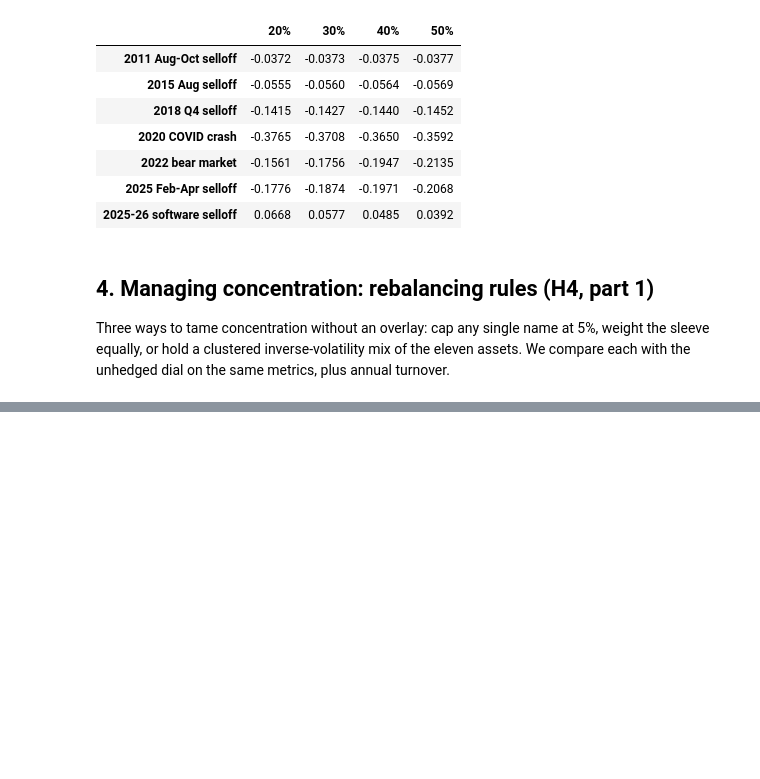
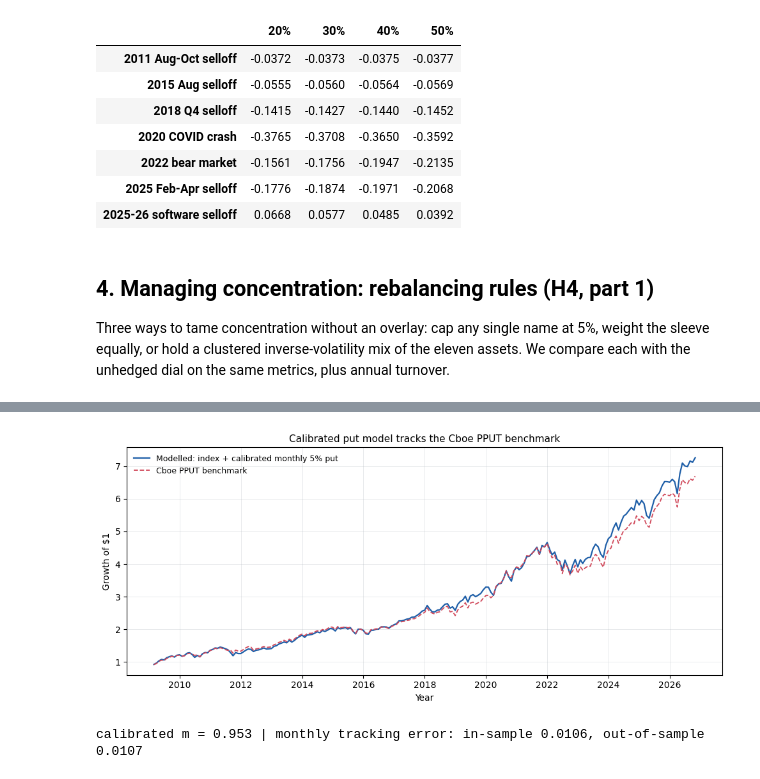
Before and after one commit to KavinDhanasekaran7/AI-Concentration-Hedging, a Jupyter notebook: notebooks/ai_concentration_tail_hedging.ipynb, the cells around one changed output, grey strips where cells are left out. Drawn from its saved outputs; the diff is of its cells as text; code cells hidden in the pictures; blank space fills up the shorter version.

```diff
--- a/notebooks/ai_concentration_tail_hedging.ipynb
+++ b/notebooks/ai_concentration_tail_hedging.ipynb
@@ -262,0 +269,19 @@ rebalancing_table
+# %%
+from src import options as opt
+
+calibration = opt.calibrate_put_multiplier(index_prices["SPY"], vix["^VIX"], rf_daily, pput)
+put_m = calibration["multiplier"]
+
+overlay_unit = opt.put_overlay_returns(index_prices["SPY"], vix["^VIX"], rf_daily, put_m, 1.0)
+modelled_monthly = (index_prices["SPY"].resample("ME").last().pct_change()
+                    + overlay_unit.resample("ME").sum()).dropna()
+pput_monthly = pput.resample("ME").last().pct_change().dropna()
+plots.plot_pput_calibration(modelled_monthly, pput_monthly)
+plt.show()
+
+pd.Series(calibration).to_csv(config.TABLES_DIR / "put_calibration.csv")
+print(f"calibrated m = {put_m:.3f} | monthly tracking error: "
+      f"in-sample {calibration['tracking_error_in']:.4f}, out-of-sample {calibration['tracking_error_out']:.4f}")
+# %% [output]
+[figure, added]
+calibrated m = 0.953 | monthly tracking error: in-sample 0.0106, out-of-sample 0.0107
```
Also changed, not shown: parts of 8 cells of this notebook, 11 other files.
